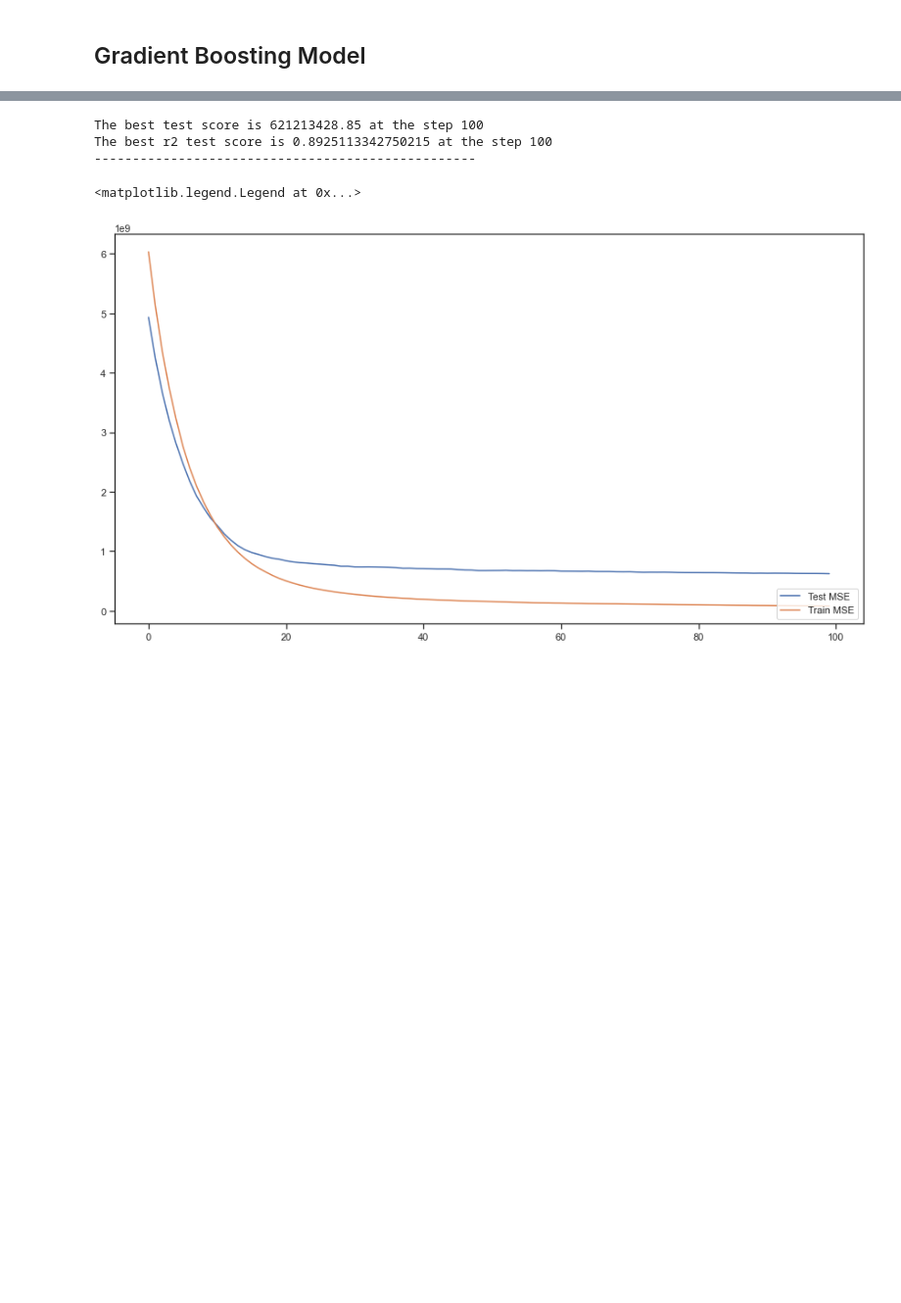
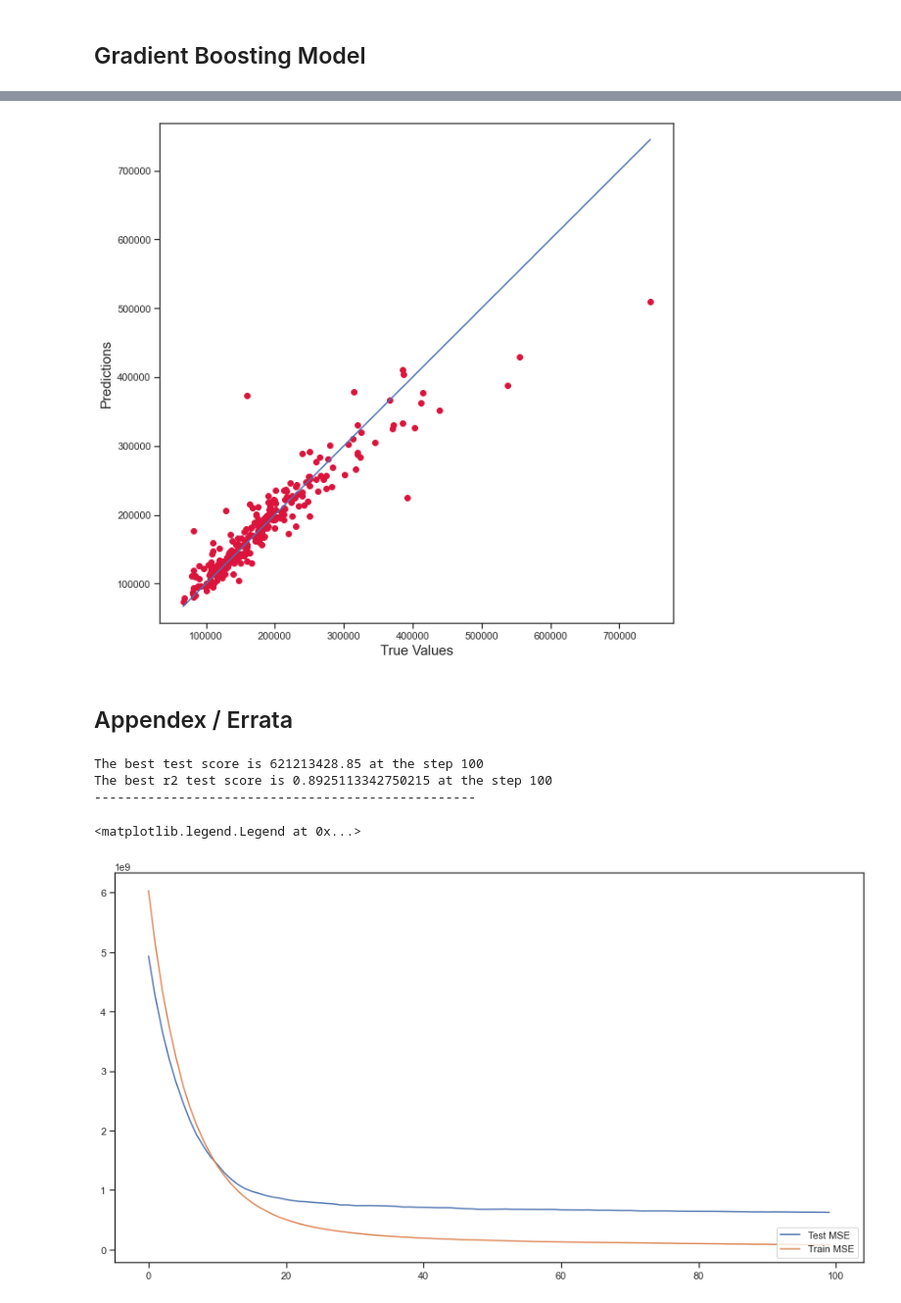
Before and after one commit to jdguerrera/Machine-Learning-Project, a Jupyter notebook: Predict sales prices in Ames Iowa.ipynb, the cells around one changed output, grey strips where cells are left out. Shown at 98% size. Saved outputs shown, nothing was run; the diff lists cells and outputs as text; code cells hidden in the pictures; blank space fills up the shorter version.

Commit message:
Many updates to main notebook
- Added additional feature engineering
- Put training routines and outputs in a function
- Compared results in a dataframe
- Plotted actuals and predicted

```diff
--- a/Predict sales prices in Ames Iowa.ipynb
+++ b/Predict sales prices in Ames Iowa.ipynb
@@ -71,0 +118,4 @@ print(numeric_columns)
+# %%
+GarageCars = train_features[['GarageCars']]
+
+train_features = train_features.drop('GarageCars',axis=1)
@@ -224,4 +300,4 @@ Diff(test_features.columns, train_features.columns)
 # %%
-from sklearn.model_selection import train_test_split
+X_train, X_test, y_train, y_test = train_test_split(train_features, train_target, test_size=0.2, random_state=0)
 
-X_train, X_test, y_train, y_test = train_test_split(train_features, train_target, test_size=0.2, random_state=0)
+training_results = []
@@ -287,0 +610,15 @@ print(gbr.score(X_test, y_test))
+# %%
+grid_search_gbm_hyperparams = {
+    'n_estimators': [int(x) for x in np.linspace(500,700,5)],
+    'max_features': ['auto'],
+    'max_depth': [int(x) for x in np.linspace(25,40,5)],
+    'min_samples_split': [4,5,6],
+    'min_samples_leaf': [4,5],
+    #'bootstrap': [True, False],
+    'learning_rate': [0.01],
+    'subsample': [0.1],
+    'min_impurity_decrease': [0]
+}
+
+training_results.append(evaluate_search('gbr','grid',X_train, y_train, X_test, y_test,
+                    display=True, model_id='gbr_grid_search_1', hyper_params=grid_search_gbm_hyperparams))
@@ -288,3 +649,28 @@ print(gbr.score(X_test, y_test))
+# %%
+df_training_results = pd.DataFrame(training_results)
+
+#df_training_results[df_training_results['id'] == 'rfr_grid_search_2']
+
+#training_results[2].best_estimator.
+
+true_value = y_test
+predicted_value = training_results[2]['best_estimator'].predict(X_test)
+plt.figure(figsize=(10,10))
+plt.scatter(true_value, predicted_value, c='crimson')
+#plt.yscale('log')
+#plt.xscale('log')
+
+p1 = max(max(predicted_value), max(true_value))
+p2 = min(min(predicted_value), min(true_value))
+plt.plot([p1, p2], [p1, p2], 'b-')
+plt.xlabel('True Values', fontsize=15)
+plt.ylabel('Predictions', fontsize=15)
+plt.axis('equal')
+plt.show()
+# %% [output]
+[figure, added]
+# %% [markdown]
+## Appendex / Errata
 # %%
 def tune_gbm(X, y, learning_rate, max_depth, n_estimators=10000):
     gbm = ensemble.GradientBoostingRegressor(
```
Also changed, not shown: parts of 43 cells of this notebook.
